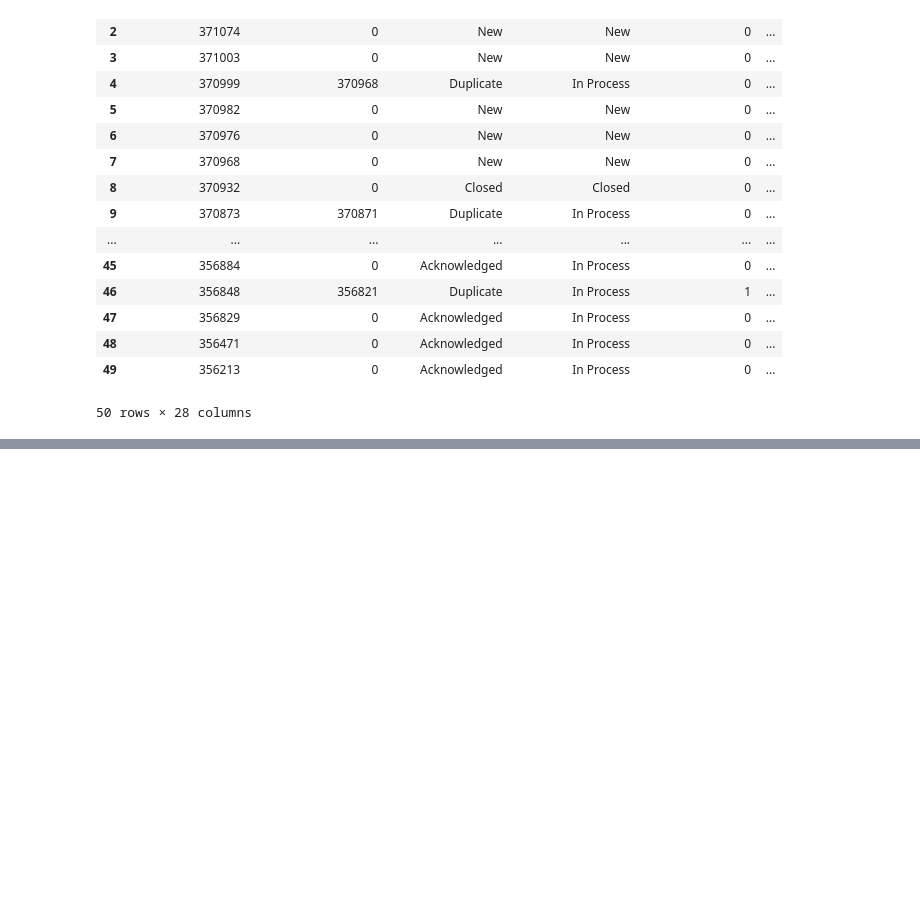
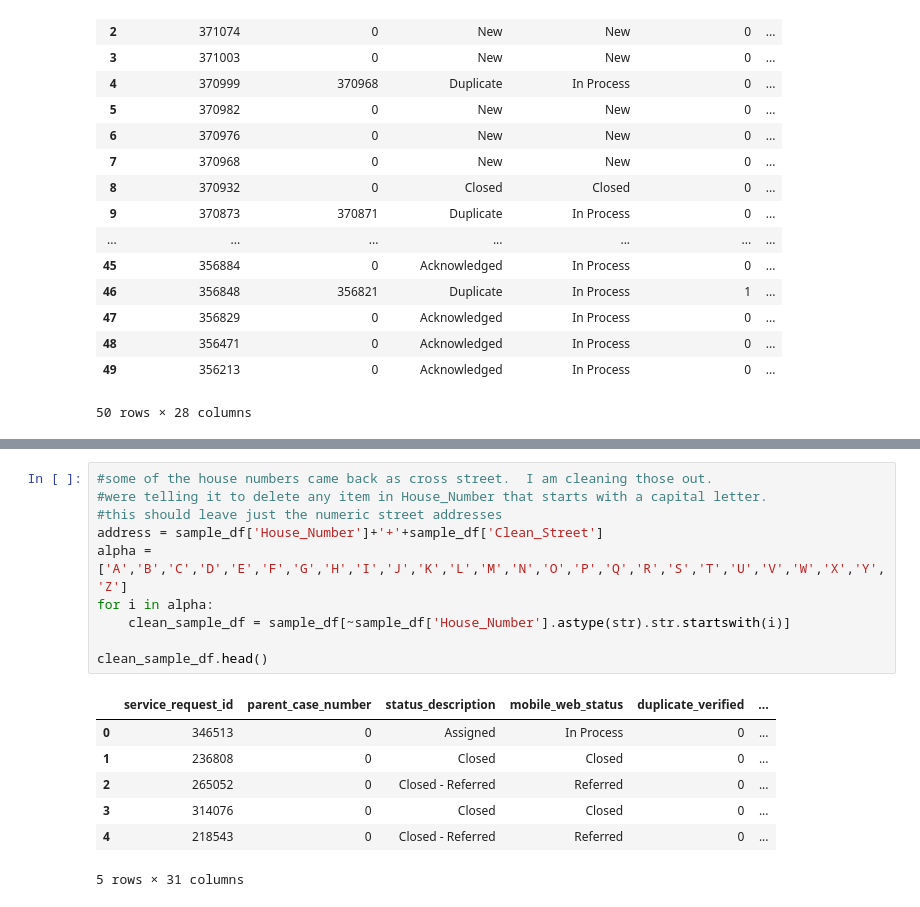
Before and after one commit to Erikcaldwell/Koala-ty-group-project-, a Jupyter notebook: address2censustrack.ipynb, the cells around one changed output, grey strips where cells are left out. Saved outputs shown, nothing was run; the diff lists cells and outputs as text; blank space fills up the shorter version.

```diff
--- a/address2censustrack.ipynb
+++ b/address2censustrack.ipynb
@@ -69,0 +88,18 @@ address = "2614 55TH ST, 92105"
+# %%
+#some of the house numbers came back as cross street.  I am cleaning those out.
+#were telling it to delete any item in House_Number that starts with a capital letter.
+#this should leave just the numeric street addresses
+address = sample_df['House_Number']+'+'+sample_df['Clean_Street']
+alpha = ['A','B','C','D','E','F','G','H','I','J','K','L','M','N','O','P','Q','R','S','T','U','V','W','X','Y','Z']
+for i in alpha:
+    clean_sample_df = sample_df[~sample_df['House_Number'].astype(str).str.startswith(i)]
+
+clean_sample_df.head()
+# %% [output]
+|  | service_request_id | parent_case_number | status_description | mobile_web_status | duplicate_verified | ... |
+| 0 | 346513 | 0 | Assigned | In Process | 0 | ... |
+| 1 | 236808 | 0 | Closed | Closed | 0 | ... |
+| 2 | 265052 | 0 | Closed - Referred | Referred | 0 | ... |
+| 3 | 314076 | 0 | Closed | Closed | 0 | ... |
+| 4 | 218543 | 0 | Closed - Referred | Referred | 0 | ... |
+5 rows × 31 columns
```
Also changed, not shown: parts of 12 cells of this notebook, 5 other files.
